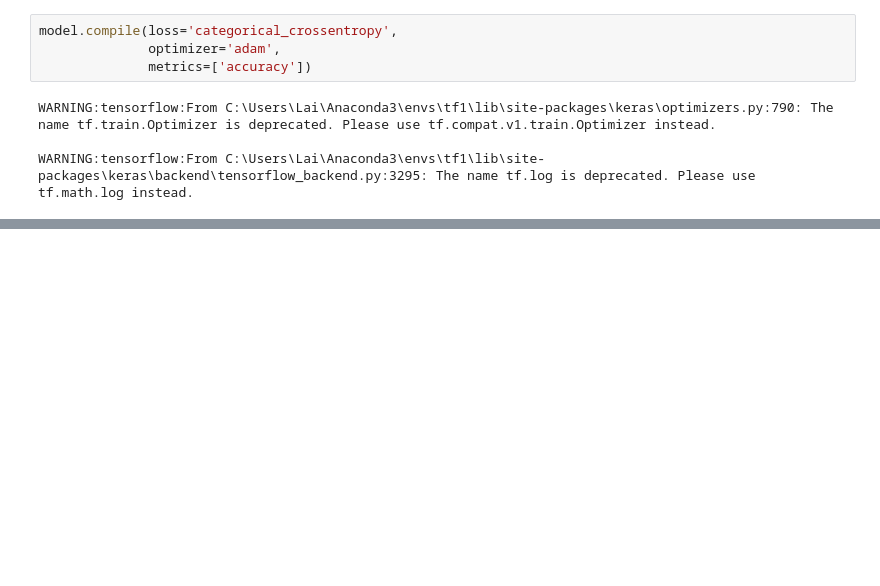
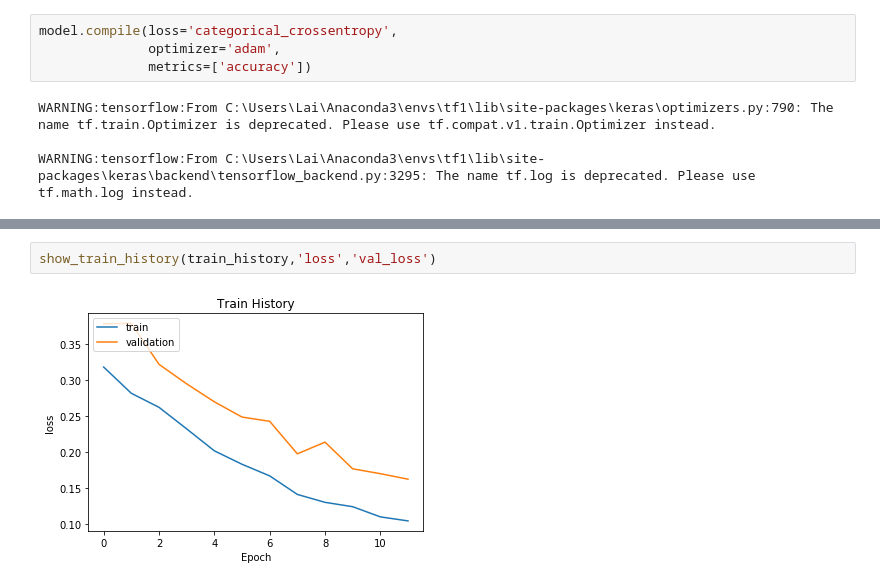
Before and after one commit to 3a632062/DL_HW05, a Jupyter notebook: DL_HW05.ipynb, the cells around one changed output, grey strips where cells are left out. Cells and saved outputs as stored; diff of their text form; blank space fills up the shorter version.

```diff
--- a/DL_HW05.ipynb
+++ b/DL_HW05.ipynb
@@ -150,0 +187,4 @@ train_history=
+# %%
+show_train_history(train_history,'loss','val_loss')
+# %% [output]
+[figure, added]
```
Also changed, not shown: parts of 5 cells of this notebook.
